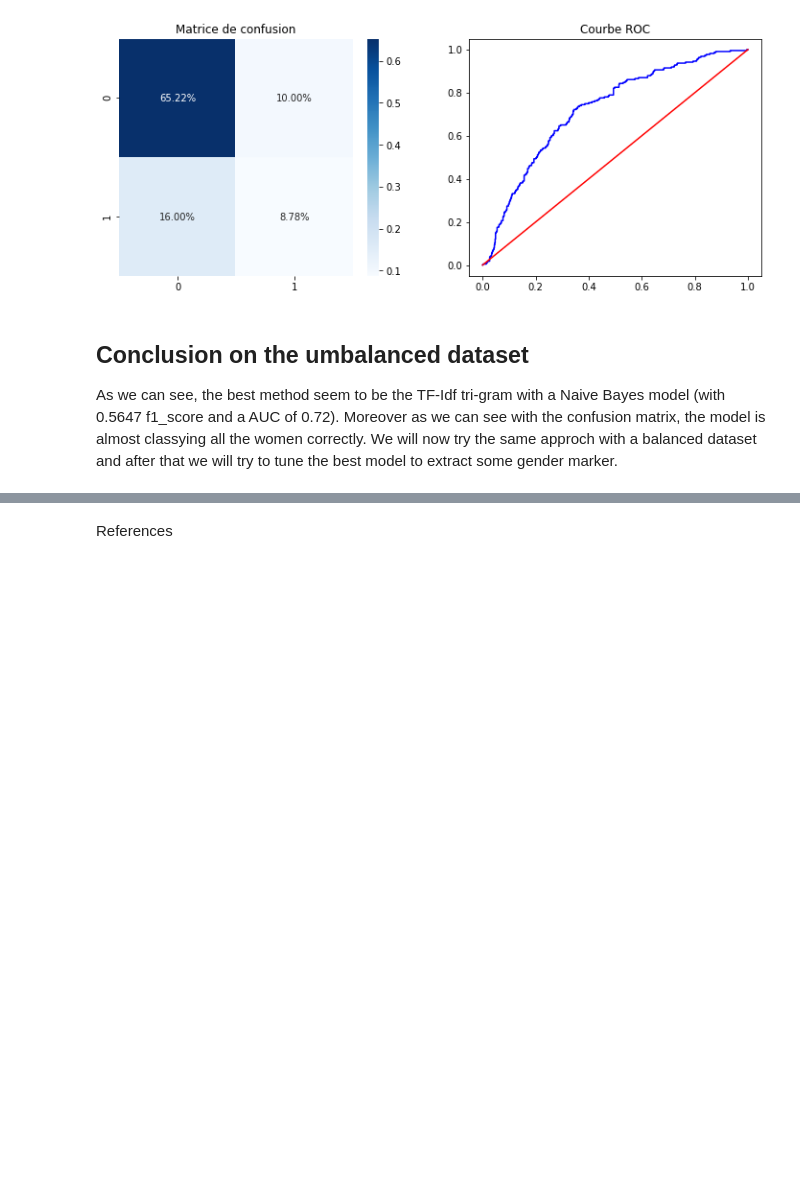
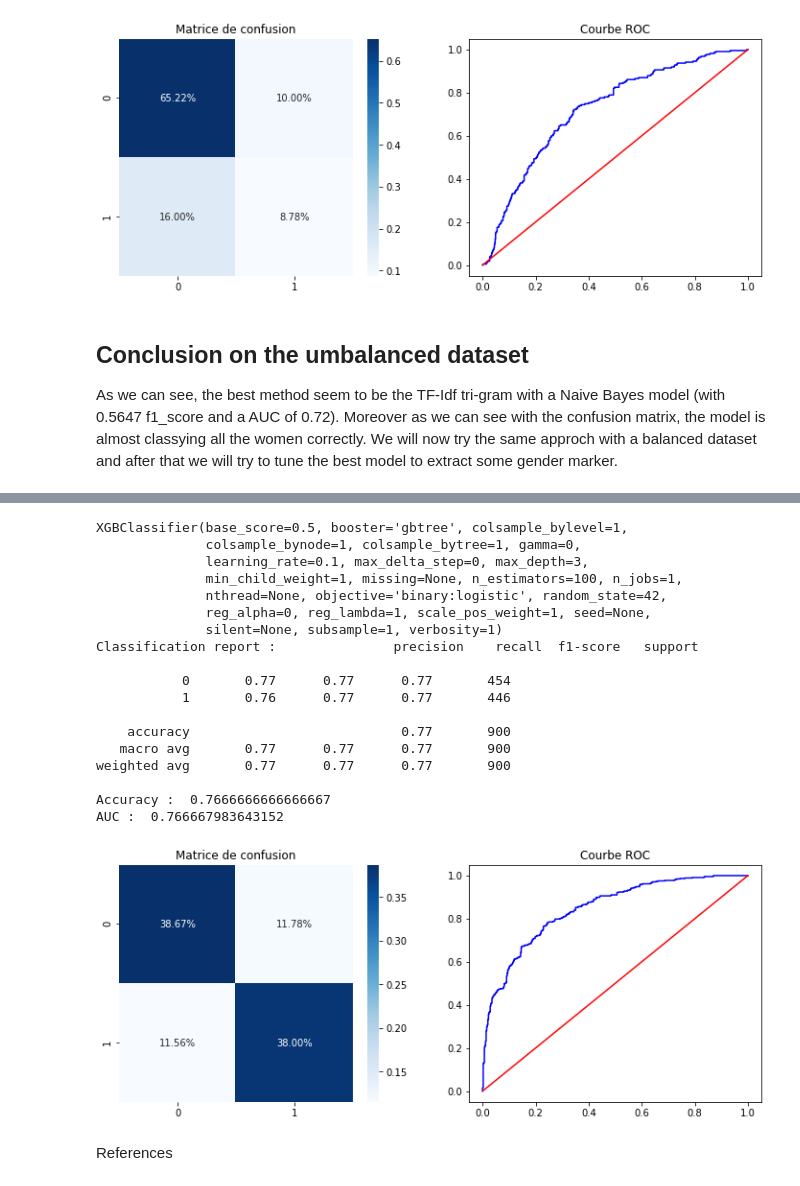
Before and after one commit to cerezamo/NLP_brouillon, a Jupyter notebook: Partie_1.ipynb, the cells around one changed output, grey strips where cells are left out. Drawn from its saved outputs; the diff is of its cells as text; code cells hidden in the pictures; blank space fills up the shorter version.

```diff
--- a/Partie_1.ipynb
+++ b/Partie_1.ipynb
@@ -970,0 +1083,6 @@ We will now try the same approch with a balanced dataset and after that we will
+# %%
+from sklearn.feature_extraction.text import TfidfVectorizer
+tfidfconverter = TfidfVectorizer(max_features=1500, min_df=5, max_df=0.7, stop_words=fr_stop)
+X = tfidfconverter.fit_transform(df_eq['Texte']).toarray()
+X_train,X_test,y_train,y_test = train_test_split(X,y,random_state = 42 ,test_size =0.2)
+X_test,X_val,y_test,y_val = train_test_split(X_test,y_test,random_state = 42, test_size=0.1)
@@ -970,0 +1105,22 @@ We will now try the same approch with a balanced dataset and after that we will
+# %%
+predictions(XGBClassifier(random_state = 42),X_train,X_test,y_train,y_test)
+# %% [output]
+XGBClassifier(base_score=0.5, booster='gbtree', colsample_bylevel=1,
+              colsample_bynode=1, colsample_bytree=1, gamma=0,
+              learning_rate=0.1, max_delta_step=0, max_depth=3,
+              min_child_weight=1, missing=None, n_estimators=100, n_jobs=1,
+              nthread=None, objective='binary:logistic', random_state=42,
+              reg_alpha=0, reg_lambda=1, scale_pos_weight=1, seed=None,
+              silent=None, subsample=1, verbosity=1)
+Classification report :               precision    recall  f1-score   support
+
+           0       0.77      0.77      0.77       454
+           1       0.76      0.77      0.77       446
+
+    accuracy                           0.77       900
+   macro avg       0.77      0.77      0.77       900
+weighted avg       0.77      0.77      0.77       900
+
+Accuracy :  0.7666666666666667
+AUC :  0.766667983643152
+[figure, added]
```
Also changed, not shown: parts of 12 cells of this notebook.
